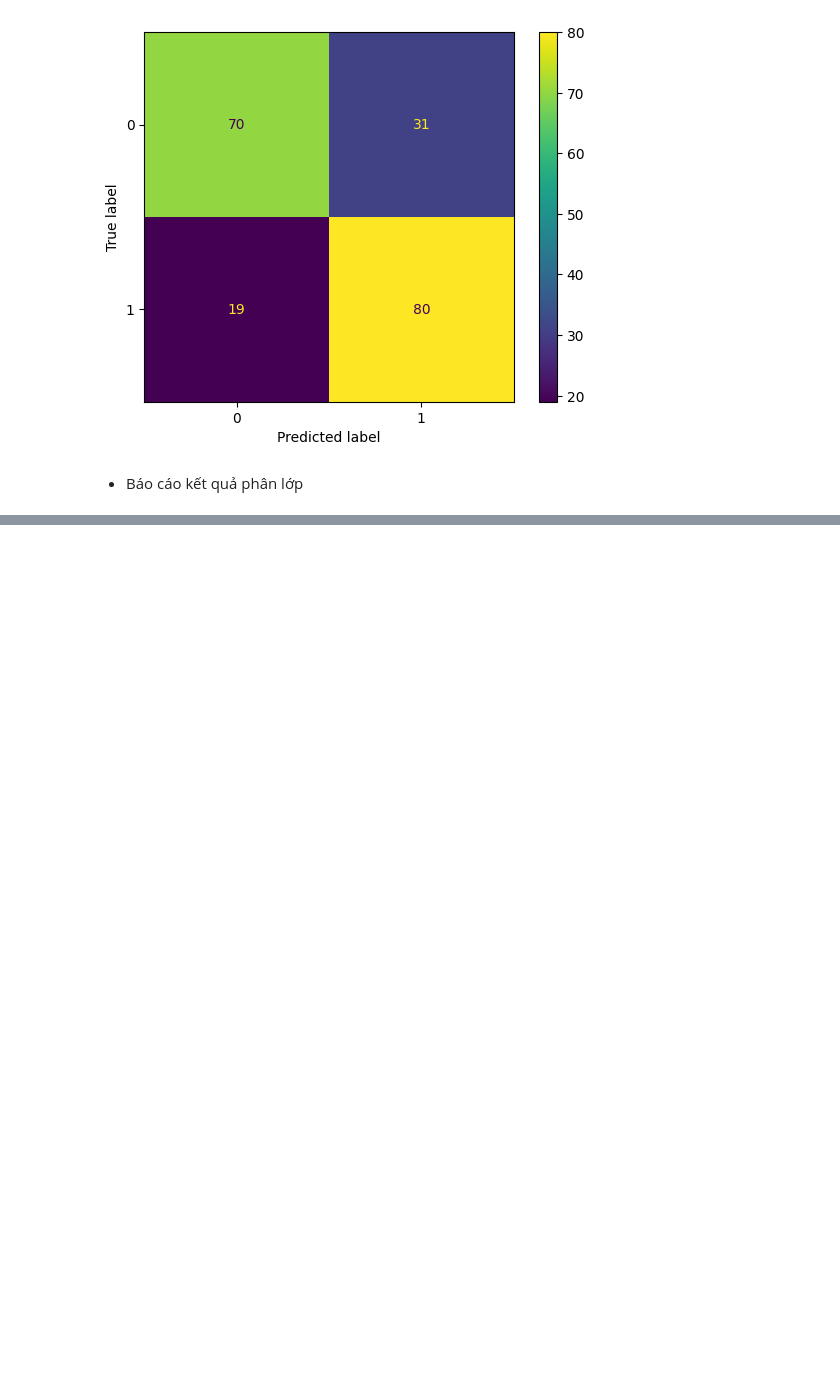
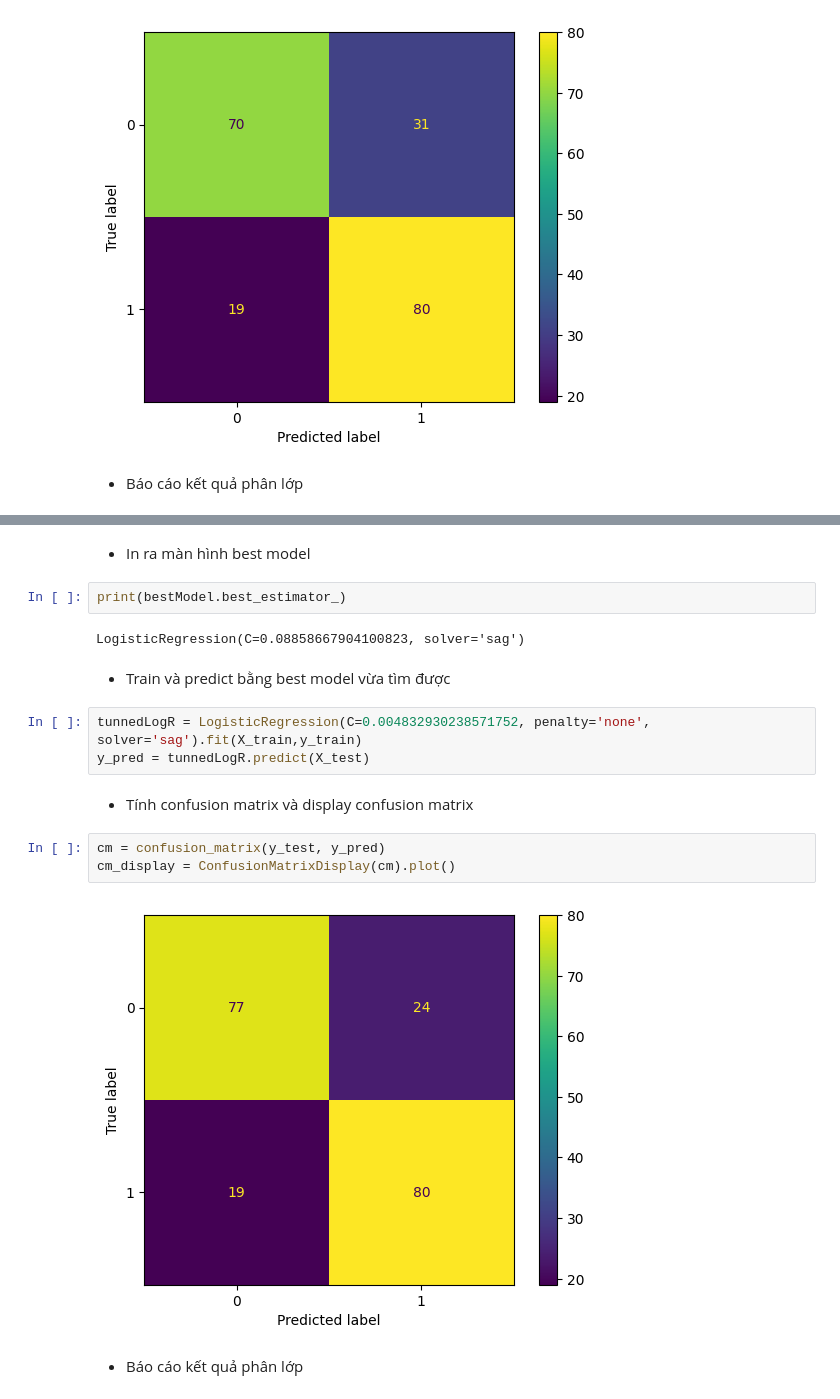
Before and after one commit to le-quoctrung/Introducrtion-to-Data-Science, a Jupyter notebook: LogisticReg.ipynb, the cells around one changed output, grey strips where cells are left out. Cells and saved outputs as stored; diff of their text form; blank space fills up the shorter version.

Commit message:
Add Model tuning for Logistic Regression

```diff
--- a/LogisticReg.ipynb
+++ b/LogisticReg.ipynb
@@ -137,0 +178,20 @@ weighted avg       0.75      0.75      0.75       200
+# %% [markdown]
+- In ra màn hình best model
+# %%
+print(bestModel.best_estimator_)
+# %% [output]
+LogisticRegression(C=0.08858667904100823, solver='sag')
+# %% [markdown]
+- Train và predict bằng best model vừa tìm được
+# %%
+tunnedLogR = LogisticRegression(C=0.004832930238571752, penalty='none', solver='sag').fit(X_train,y_train)
+y_pred = tunnedLogR.predict(X_test)
+# %% [markdown]
+- Tính confusion matrix và display confusion matrix
+# %%
+cm = confusion_matrix(y_test, y_pred)
+cm_display = ConfusionMatrixDisplay(cm).plot()
+# %% [output]
+[figure, added]
+# %% [markdown]
+- Báo cáo kết quả phân lớp
```
Also changed, not shown: parts of 11 cells of this notebook, 2 other files.
